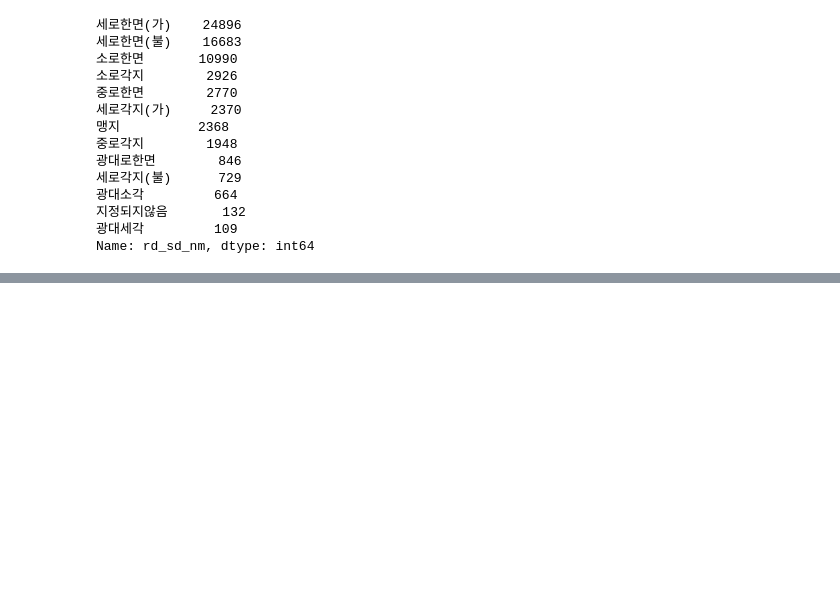
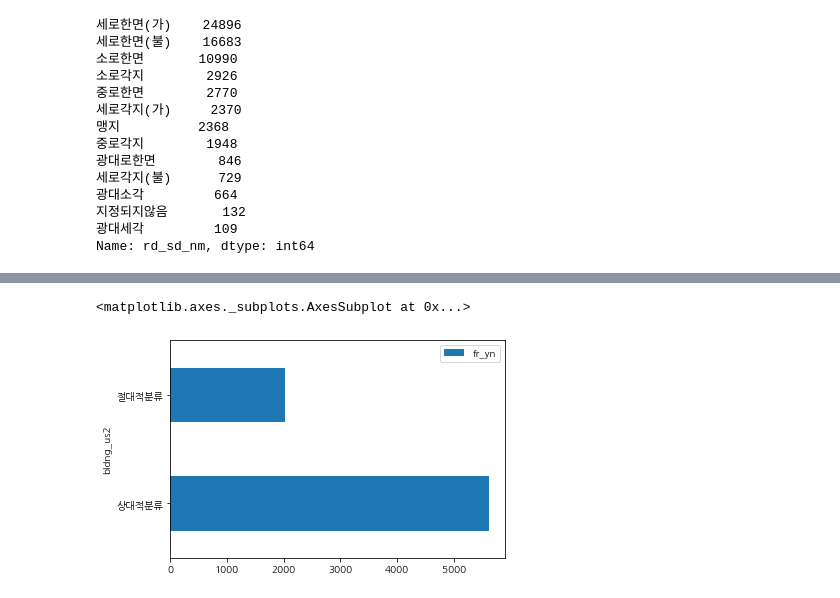
Before and after one commit to cjsgk106/fire-prediction-analysis, a Jupyter notebook: work/preprocessing.ipynb, the cells around one changed output, grey strips where cells are left out. Saved outputs shown, nothing was run; the diff lists cells and outputs as text; code cells hidden in the pictures; blank space fills up the shorter version.

```diff
--- a/work/preprocessing.ipynb
+++ b/work/preprocessing.ipynb
@@ -366,0 +433,9 @@ grid.add_legend()
+# %%
+#건물용도별 화재 시각화
+da1=data[['bldng_us2','fr_yn']]
+da1.drop('fr_yn',axis=1)
+da2=da1.pivot_table(index='bldng_us2', aggfunc='sum')
+da2.plot.barh()
+# %% [output]
+<matplotlib.axes._subplots.AxesSubplot at 0x...>
+[figure, added]
```
Also changed, not shown: parts of 21 cells of this notebook, 1 other file.
